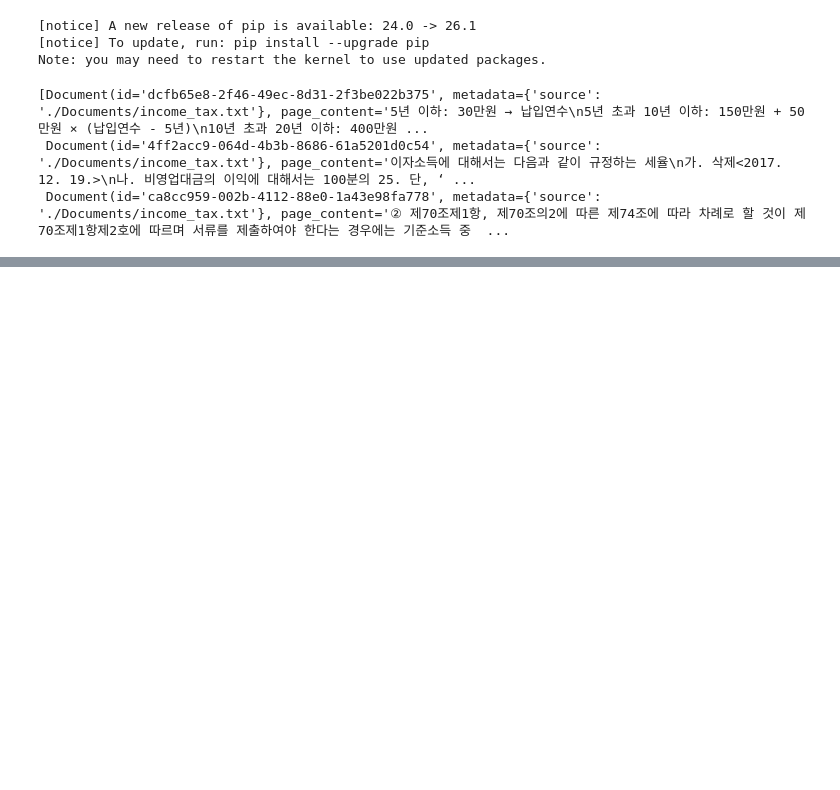
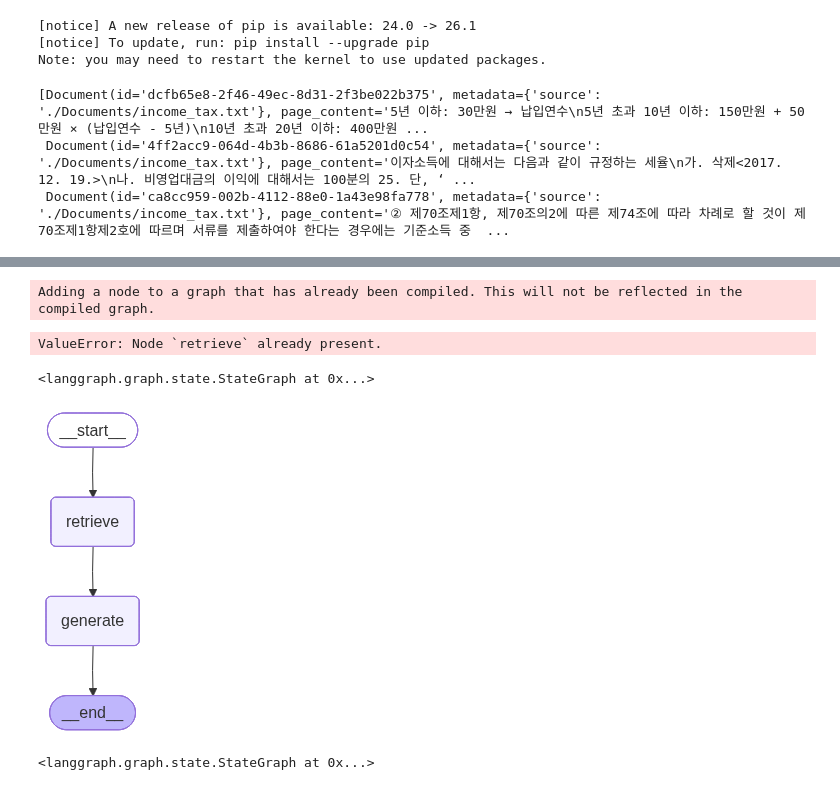
Before and after one commit to digitaldna01/inflearn-langgraph, a Jupyter notebook: 2.retrieval.ipynb, the cells around one changed output, grey strips where cells are left out. Drawn from its saved outputs; the diff is of its cells as text; code cells hidden in the pictures; blank space fills up the shorter version.

```diff
--- a/2.retrieval.ipynb
+++ b/2.retrieval.ipynb
@@ -206,0 +218,28 @@ def retrive(state: AgentState):
+# %%
+def generate(state : AgentState):
+    context = state['context']
+    query = state['query']
+    rag_chain = prompt | llm
+    response = rag_chain.invoke({'question' : query, 'context' : context})
+    return {'answer' : response}
+# %%
+graph_builder.add_node('retrieve', retrieve)
+graph_builder.add_node('generate', generate)
+# %% [output]
+Adding a node to a graph that has already been compiled. This will not be reflected in the compiled graph.
+ValueError: Node `retrieve` already present.
+# %%
+from langgraph.graph import START, END
+graph_builder.add_edge(START, 'retrieve')
+graph_builder.add_edge('retrieve', 'generate')
+graph_builder.add_edge('generate', END)
+# %% [output]
+<langgraph.graph.state.StateGraph at 0x...>
+# %%
+graph = graph_builder.compile()
+# %%
+from IPython.display import Image, display
+
+display(Image(graph.get_graph().draw_mermaid_png()))
+# %% [output]
+[figure, added]
@@ -206,0 +248,5 @@ def retrive(state: AgentState):
+# %%
+sequence_graph_builder.add_edge(START, 'retrieve')
+sequence_graph_builder.add_edge('generate', END)
+# %% [output]
+<langgraph.graph.state.StateGraph at 0x...>
```
Also changed, not shown: parts of 8 cells of this notebook, 3 other files.
